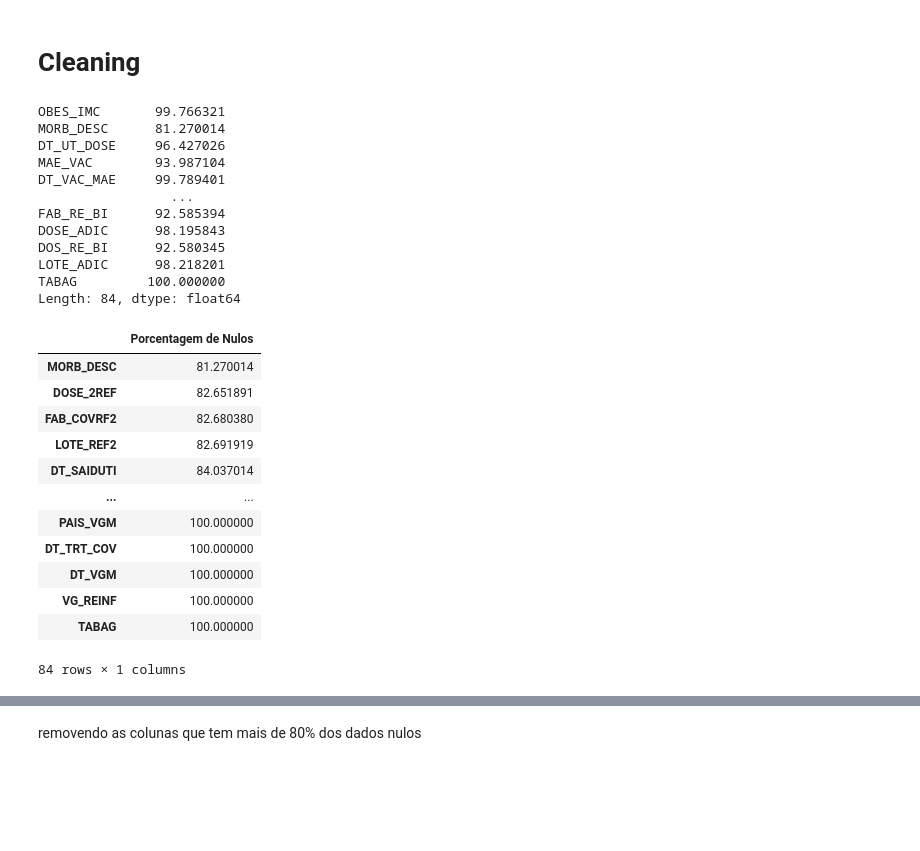
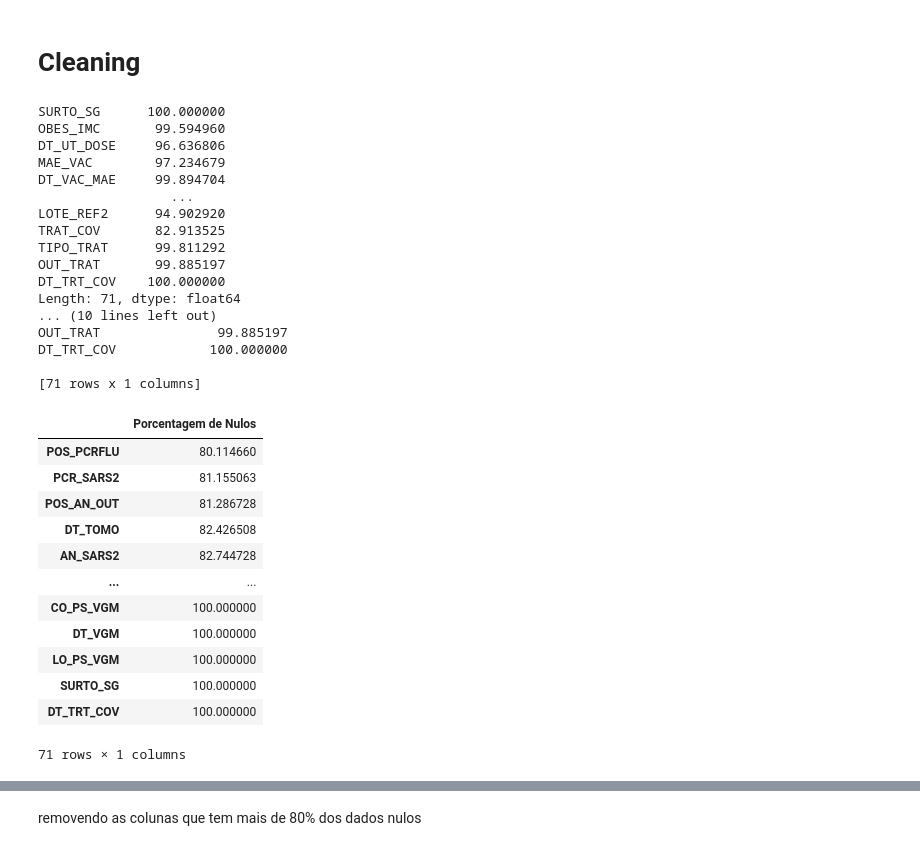
Before and after one commit to GTBelini22/Modelo-de-machine-learning-para-predicao-de-problemas-respiratorios, a Jupyter notebook: Tratando_os_dados.ipynb, the cells around one changed output, grey strips where cells are left out. Cells and saved outputs as stored; diff of their text form; code cells hidden in the pictures; blank space fills up the shorter version.

```diff
--- a/Tratando_os_dados.ipynb
+++ b/Tratando_os_dados.ipynb
@@ -26,0 +26,6 @@ df.head()
+# %%
+# Carrega os dados de um arquivo CSV em um DataFrame.
+var_dfPrincipal = pd.read_csv(r"C:\Users\Gustavo\Desktop\Facens\TCC\Modelos\INFLUD22-03-04-2023.csv", delimiter=';')
+
+# Exibe um resumo das informações do DataFrame, incluindo o tipo de dados e o número de valores não nulos em cada coluna.
+var_dfPrincipal.info()
@@ -27,43 +52,51 @@ df.head()
 # %% [markdown]
 # Cleaning
 # %%
-# Calcula a porcentagem de valores nulos em cada coluna
-null_percentage = df.isnull().mean() * 100
+# Calcula a porcentagem de valores nulos em cada coluna.
+var_floatPorcentagemNulo = var_dfPrincipal.isnull().mean() * 100
 
-# Seleciona as colunas com mais de 80% de valores nulos
-columns_with_high_null_percentage = null_percentage[null_percentage > 80]
-print(columns_with_high_null_percentage)
+# Seleciona as colunas com mais de 80% de valores nulos.
+var_srColunasAltaPorcentagemNulo = var_floatPorcentagemNulo[var_floatPorcentagemNulo > 80]
+print(var_srColunasAltaPorcentagemNulo)
 
-# Cria um novo DataFrame com as colunas selecionadas e suas porcentagens de valores nulos
-new_df = pd.DataFrame(columns_with_high_null_percentage, columns=['Porcentagem de Nulos'])
+# Cria um novo DataFrame com as colunas selecionadas e suas porcentagens de valores nulos.
+var_dfColunasAltaPorcentagemNulo = pd.DataFrame(var_srColunasAltaPorcentagemNulo, columns=['Porcentagem de Nulos'])
+
+# Exibe o novo DataFrame.
+print(var_dfColunasAltaPorcentagemNulo)
 # %% [output]
-OBES_IMC       99.766321
-MORB_DESC      81.270014
-DT_UT_DOSE     96.427026
-MAE_VAC        93.987104
-DT_VAC_MAE     99.789401
+SURTO_SG      100.000000
+OBES_IMC       99.594960
+DT_UT_DOSE     96.636806
+MAE_VAC        97.234679
+DT_VAC_MAE     99.894704
                  ...
-FAB_RE_BI      92.585394
-DOSE_ADIC      98.195843
-DOS_RE_BI      92.580345
-LOTE_ADIC      98.218201
-TABAG         100.000000
-Length: 84, dtype: float64
+LOTE_REF2      94.902920
+TRAT_COV       82.913525
+TIPO_TRAT      99.811292
+OUT_TRAT       99.885197
+DT_TRT_COV    100.000000
+Length: 71, dtype: float64
+... (10 lines left out)
+OUT_TRAT               99.885197
+DT_TRT_COV            100.000000
+
+[71 rows x 1 columns]
 # %%
-new_df.sort_values(by='Porcentagem de Nulos')
+var_dfColunasAltaPorcentagemNulo.sort_values(by='Porcentagem de Nulos')
 # %% [output]
 |  | Porcentagem de Nulos |
-| MORB_DESC | 81.270014 |
-| DOSE_2REF | 82.651891 |
-| FAB_COVRF2 | 82.680380 |
-| LOTE_REF2 | 82.691919 |
-| DT_SAIDUTI | 84.037014 |
+| POS_PCRFLU | 80.114660 |
+| PCR_SARS2 | 81.155063 |
+| POS_AN_OUT | 81.286728 |
+| DT_TOMO | 82.426508 |
+| AN_SARS2 | 82.744728 |
 | ... | ... |
-| PAIS_VGM | 100.000000 |
+| CO_PS_VGM | 100.000000 |
+| DT_VGM | 100.000000 |
+| LO_PS_VGM | 100.000000 |
+| SURTO_SG | 100.000000 |
 | DT_TRT_COV | 100.000000 |
-| DT_VGM | 100.000000 |
-| VG_REINF | 100.000000 |
-| TABAG | 100.000000 |
-84 rows × 1 columns
+71 rows × 1 columns
 # %%
 # Cria um gráfico de barras mostrando a quantidade de nulos que cada coluna tem
```
Also changed, not shown: parts of 83 cells of this notebook.
